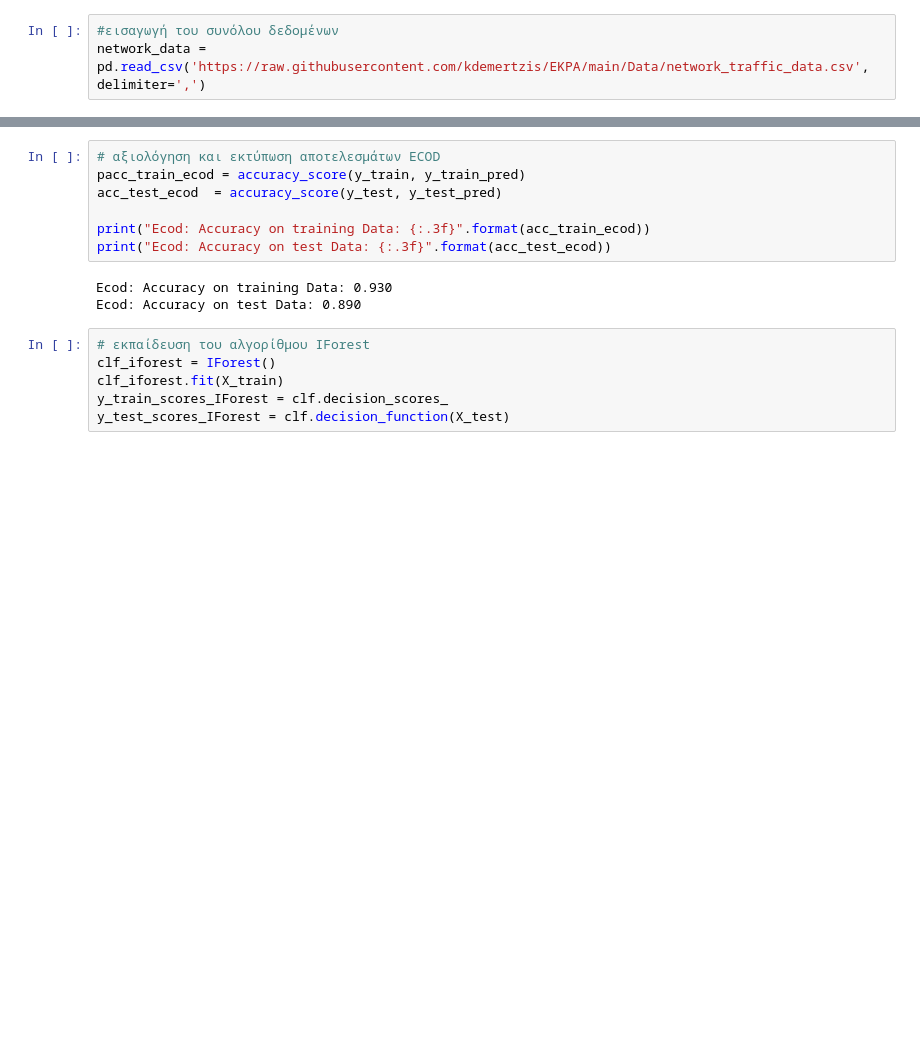
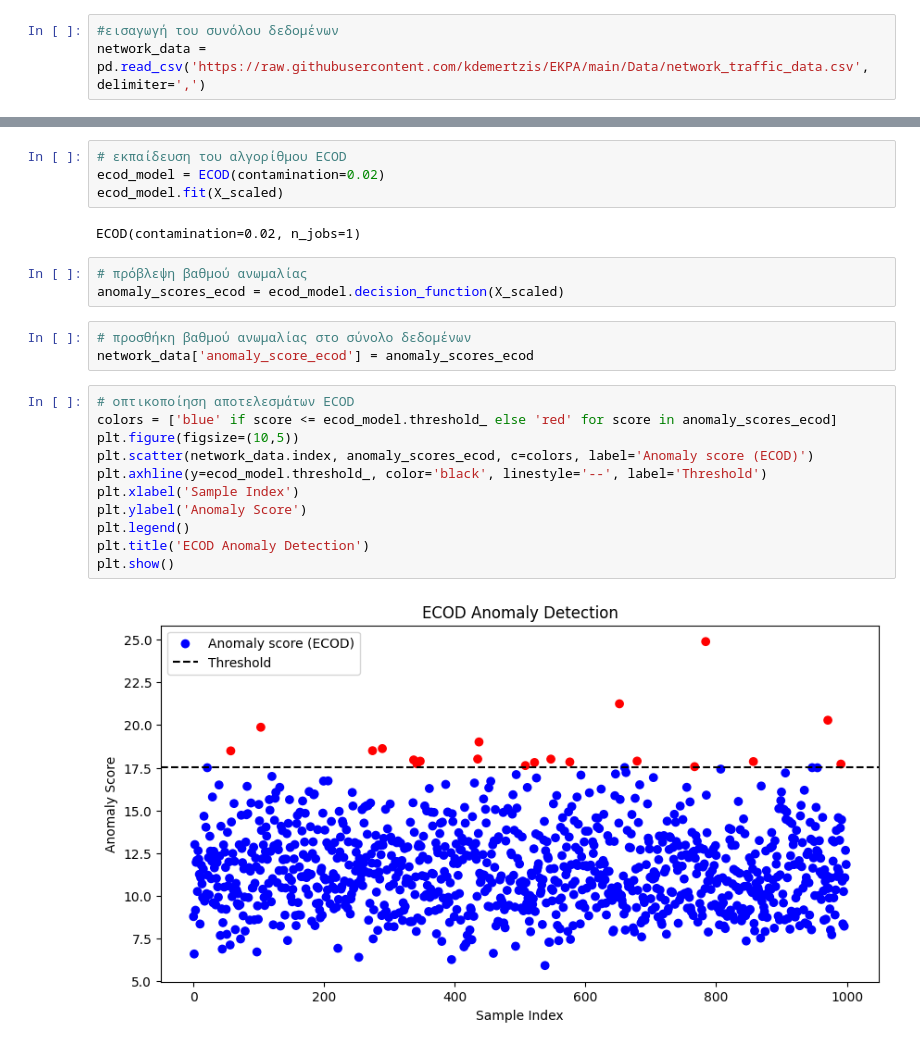
Before and after one commit to sofianna-e/DeliveriesEKPA, a Jupyter notebook: Anomaly_Detection_ECOD_and_IForest_Comparison.ipynb, the cells around one changed output, grey strips where cells are left out. Saved outputs shown, nothing was run; the diff lists cells and outputs as text; blank space fills up the shorter version.

```diff
--- a/Anomaly_Detection_ECOD_and_IForest_Comparison.ipynb
+++ b/Anomaly_Detection_ECOD_and_IForest_Comparison.ipynb
@@ -74,16 +44,25 @@ y_test_scores = clf.decision_function(X_test)  # outlier scores
-# %%
-# αξιολόγηση και εκτύπωση αποτελεσμάτων ECOD
-pacc_train_ecod = accuracy_score(y_train, y_train_pred)
-acc_test_ecod  = accuracy_score(y_test, y_test_pred)
-
-print("Ecod: Accuracy on training Data: {:.3f}".format(acc_train_ecod))
-print("Ecod: Accuracy on test Data: {:.3f}".format(acc_test_ecod))
-# %% [output]
-Ecod: Accuracy on training Data: 0.930
-Ecod: Accuracy on test Data: 0.890
-# %%
-# εκπαίδευση του αλγορίθμου IForest
-clf_iforest = IForest()
-clf_iforest.fit(X_train)
-y_train_scores_IForest = clf.decision_scores_
-y_test_scores_IForest = clf.decision_function(X_test)
+# %%
+# εκπαίδευση του αλγορίθμου ECOD
+ecod_model = ECOD(contamination=0.02)
+ecod_model.fit(X_scaled)
+# %% [output]
+ECOD(contamination=0.02, n_jobs=1)
+# %%
+# πρόβλεψη βαθμού ανωμαλίας
+anomaly_scores_ecod = ecod_model.decision_function(X_scaled)
+# %%
+# προσθήκη βαθμού ανωμαλίας στο σύνολο δεδομένων
+network_data['anomaly_score_ecod'] = anomaly_scores_ecod
+# %%
+# οπτικοποίηση αποτελεσμάτων ECOD
+colors = ['blue' if score <= ecod_model.threshold_ else 'red' for score in anomaly_scores_ecod]
+plt.figure(figsize=(10,5))
+plt.scatter(network_data.index, anomaly_scores_ecod, c=colors, label='Anomaly score (ECOD)')
+plt.axhline(y=ecod_model.threshold_, color='black', linestyle='--', label='Threshold')
+plt.xlabel('Sample Index')
+plt.ylabel('Anomaly Score')
+plt.legend()
+plt.title('ECOD Anomaly Detection')
+plt.show()
+# %% [output]
+[figure, added]
```
Also changed, not shown: parts of 22 cells of this notebook.
